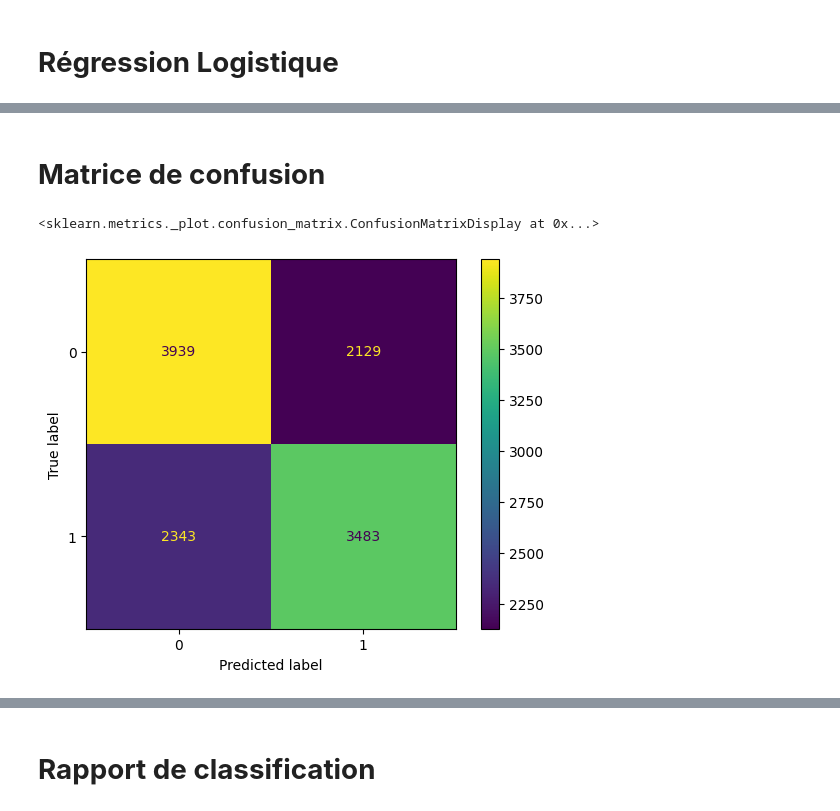
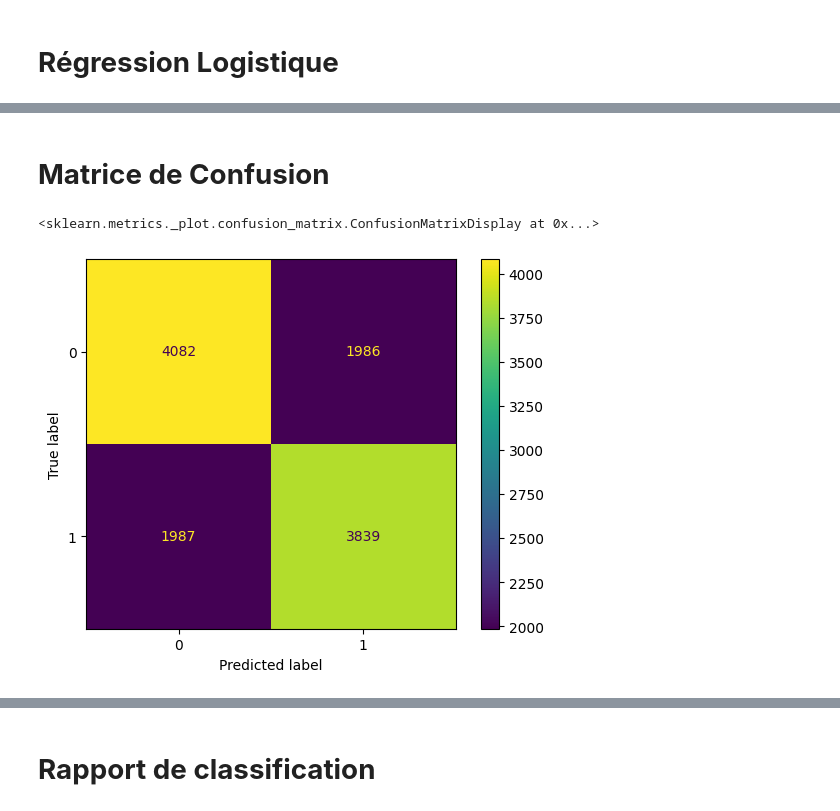
Before and after one commit to bigirimanainnocent12/Apprentissage_automatique, a Jupyter notebook: Apprentissage_Automatique.ipynb, the cells around one changed output, grey strips where cells are left out. Saved outputs shown, nothing was run; the diff lists cells and outputs as text; code cells hidden in the pictures.

```diff
--- a/Apprentissage_Automatique.ipynb
+++ b/Apprentissage_Automatique.ipynb
@@ -1194,9 +1003,9 @@ GridSearchCV(cv=5,
 # %% [markdown]
-# **Matrice de confusion**
+# **Matrice de Confusion**
 # %%
 from sklearn.metrics import ConfusionMatrixDisplay, confusion_matrix
-prediction_1_gr=grid_2UMAP.predict(X_test)
-ConfusionMatrixDisplay(confusion_matrix(y_test,prediction_1_gr)).plot()
+prediction_1grid_2=grid.predict(X_test)
+ConfusionMatrixDisplay(confusion_matrix(y_test,prediction_1grid_2)).plot()
 # %% [output]
 <sklearn.metrics._plot.confusion_matrix.ConfusionMatrixDisplay at 0x...>
-[figure, old version]
+[figure, new version]
```
Also changed, not shown: parts of 63 cells of this notebook.
